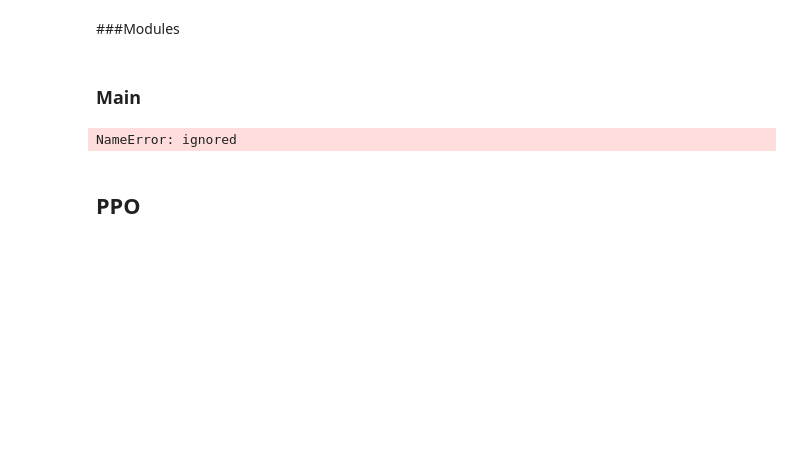
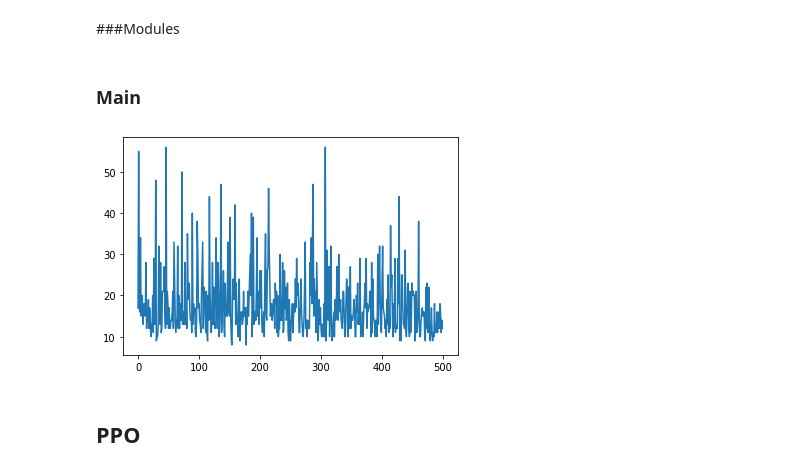
Before and after one commit to ALMerrill/cs474_labs_f2019, a Jupyter notebook: DL_Lab9.ipynb, the cells around one changed output. Cells and saved outputs as stored; diff of their text form; code cells hidden in the pictures; blank space fills up the shorter version.

Commit message:
DQN "working" but not learning

```diff
--- a/DL_Lab9.ipynb
+++ b/DL_Lab9.ipynb
@@ -165,9 +165,9 @@ def get_action_dqn(network, state, epsilon, epsilon_decay):
     action = random.randint(0,1) #0 or 1, left or right
   else:
     output = network(torch.tensor(state).float().cuda())
-    action = torch.argmax(output)
-    print('\n get_action_dqn: rand >= epsilon')
-    pdb.set_trace()
+    action = torch.argmax(output).item()
+    # print('\n get_action_dqn: rand >= epsilon')
+    # pdb.set_trace()
   epsilon = epsilon * epsilon_decay
   return action, epsilon
 
@@ -199,10 +199,12 @@ def prepare_batch(memory, batch_size):
     rewards.append(reward)
     dones.append(done)
 
-  print('\n prepare_batch')
-  pdb.set_trace()
+  # print('\n prepare_batch')
+  # pdb.set_trace()
   #TODO: maybe convert these to float (action to long) tensors
-  return torch.tensor(states).cuda(), torch.tensor(actions).cuda(), torch.tensor(next_states).cuda(), torch.tensor(rewards).cuda(), torch.tensor(dones).cuda()
+  return torch.tensor(states).float().cuda(), torch.tensor(actions).long(), \
+          torch.tensor(next_states).float().cuda(), torch.tensor(rewards).float().cuda(), \
+          torch.tensor(dones).float().cuda()
 
 
 def learn_dqn(batch, optim, q_network, target_network, gamma, global_step, target_update):
@@ -224,13 +226,17 @@ def learn_dqn(batch, optim, q_network, target_network, gamma, global_step, targe
   # just look at the size, go from (batch_size, 2) tensor to (batch_size, 1) tensor where each row is the action that should be taken
   # I think I could do something like q_network(state)[:,action] because action will be the indeces along dimmension 2, but see if that works
   # loss = (q_network(state)[action] - (reward + gamma * max(target_network(next_state)) * (1 - done)) ** 2
-  loss = (q_network(state)[:, action] - (reward + gamma * torch.max(target_network(next_state)) * (1 - done)) ** 2)
-
+  next_ = q_network(state)[:, action]
+  reward_ = reward + gamma * torch.max(target_network(next_state))
+  done_ = 1 - done
+  next_reward_ = next_ - (reward_)
+  loss = (next_reward_ * (done_) ** 2)
+  # loss = (q_network(state)[:, action] - (reward + gamma * torch.max(target_network(next_state)) * (1 - done)) ** 2)
+  # pdb.set_trace()
   if target_update % global_step == 0:
     target_network.load_state_dict(q_network.state_dict())
 
-  print('\n learn_dqn')
-  pdb.set_trace()
+  # pdb.set_trace()
 # %% [markdown]
 ###Modules
 # %%
@@ -333,11 +339,11 @@ def dqn_main():
   return results_dqn
 
 results_dqn = dqn_main()
-# %% [output]
-NameError: ignored
 # %%
-|plt.plot(results_dqn)
+plt.plot(results_dqn)
 plt.show()
+# %% [output]
+[figure, added]
 # %% [markdown]
 ## PPO
 # %% [markdown]
```
Also changed, not shown: parts of 1 cell of this notebook.
